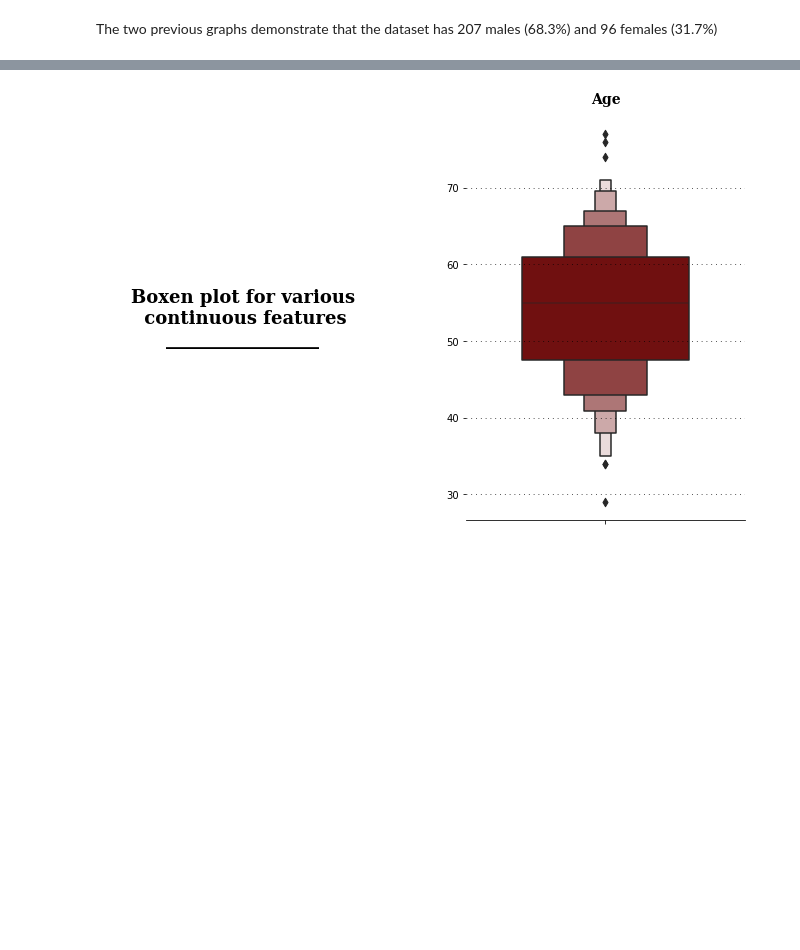
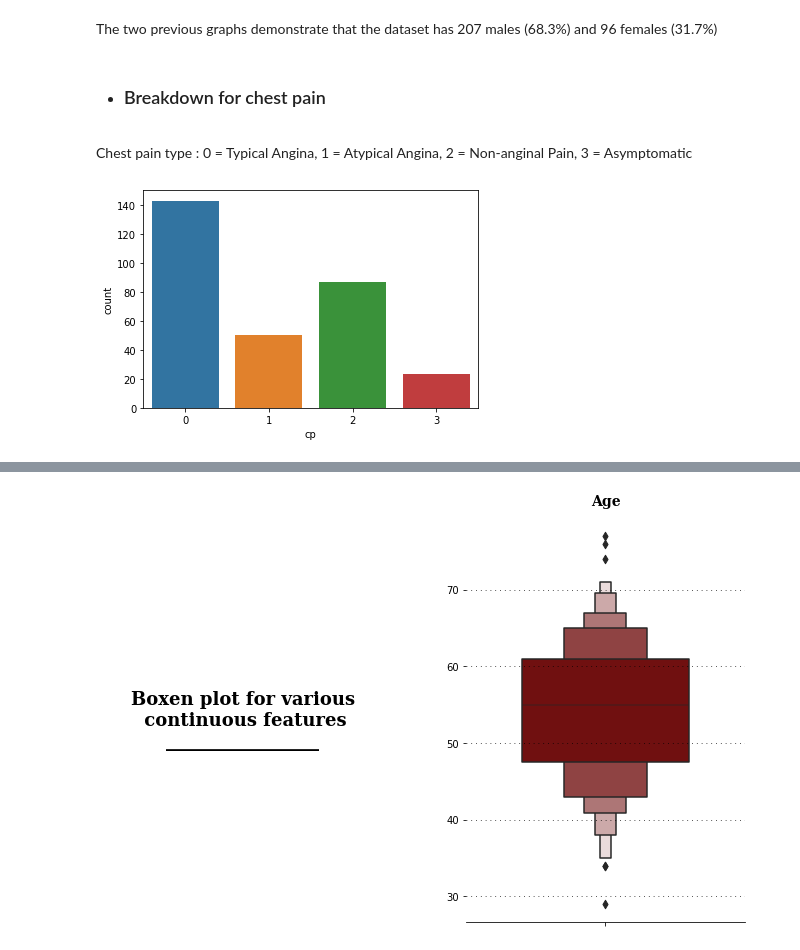
Before and after one commit to joaoreis16/heart_attack_prediction, a Jupyter notebook: code/main.ipynb, the cells around one changed output, grey strips where cells are left out. Saved outputs shown, nothing was run; the diff lists cells and outputs as text; code cells hidden in the pictures; blank space fills up the shorter version.

Commit message:
some graphs

```diff
--- a/code/main.ipynb
+++ b/code/main.ipynb
@@ -102,3 +106,12 @@ Text(0, 0.5, 'Count')
 [figure]
 # %% [markdown]
 The two previous graphs demonstrate that the dataset has 207 males (68.3%) and 96 females (31.7%)
+# %% [markdown]
+* ### Breakdown for chest pain
+# %% [markdown]
+Chest pain type :    0 = Typical Angina, 1 = Atypical Angina, 2 = Non-anginal Pain, 3 = Asymptomatic
+# %%
+p = sns.countplot(data=data, x="cp")
+plt.show()
+# %% [output]
+[figure, added]
```
Also changed, not shown: parts of 11 cells of this notebook.
